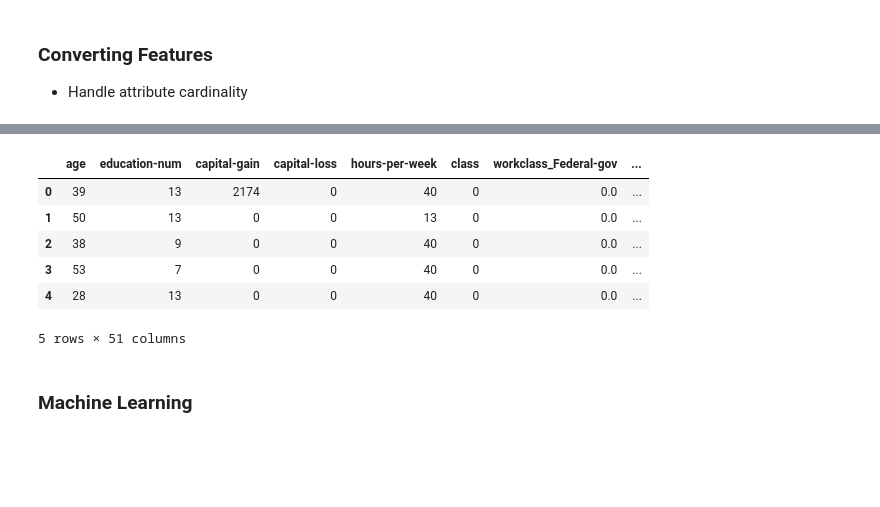
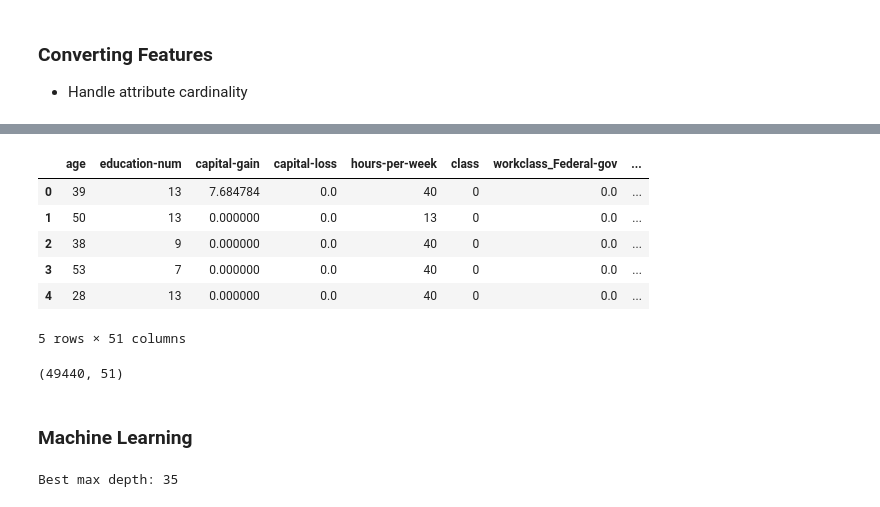
Before and after one commit to lbm98/data-mining, a Jupyter notebook: real/adult.ipynb, the cells around one changed output, grey strips where cells are left out. Cells and saved outputs as stored; diff of their text form; code cells hidden in the pictures; blank space fills up the shorter version.

```diff
--- a/real/adult.ipynb
+++ b/real/adult.ipynb
@@ -122,8 +152,10 @@ simple_imputer = SimpleImputer(strategy='most_frequent')
 df3['workclass'] = simple_imputer.fit_transform(df3[['workclass']])
 df3['native-country'] = simple_imputer.fit_transform(df3[['native-country']])
 
-freqs = df['occupation'].value_counts(normalize=True)
-missing = df['occupation'].isnull()
+np.random.seed(42)
+
+freqs = df3['occupation'].value_counts(normalize=True)
+missing = df3['occupation'].isnull()
 n_missing = missing.sum()
 fill_values = np.random.choice(freqs.index, size=n_missing, p=freqs.values)
 df3.loc[missing, 'occupation'] = fill_values
@@ -155,0 +198,10 @@ dtype: int64
+# %%
+df3['capital-gain'] = np.log(df3['capital-gain'] + 1)
+df3['capital-loss'] = np.log(df3['capital-loss'] + 1)
+
+# scaler = StandardScaler()
+# df3[['capital-gain', 'capital-loss']] = scaler.fit_transform(df3[['capital-gain', 'capital-loss']])
+
+fig, axes = plt.subplots(ncols=2, figsize=(10,3))
+sns.boxplot(df3, ax=axes[0], y='capital-gain')
+sns.boxplot(df3, ax=axes[1], y='capital-loss');
@@ -160,41 +235,45 @@ dtype: int64
 # %%
-categorical_cols = [
+max_categorical_cols = [
     'workclass',
     'marital-status',
     'occupation',
     'relationship',
     'race',
     'sex'
 ]
 
 lim_categorical_cols = [
     'native-country'
 ]
 
 df4 = df3.copy()
 
-encoder = OneHotEncoder(handle_unknown='error', sparse_output=False)
-encoded_cols = encoder.fit_transform(df4[categorical_cols])
-encoded_df = pd.DataFrame(encoded_cols, columns=encoder.get_feature_names_out(categorical_cols))
+encoder = OneHotEncoder(sparse_output=False)
+encoded_cols = encoder.fit_transform(df4[max_categorical_cols])
+encoded_df = pd.DataFrame(encoded_cols, columns=encoder.get_feature_names_out(max_categorical_cols))
 
-lim_encoder = OneHotEncoder(handle_unknown='error', sparse_output=False, max_categories=3)
+lim_encoder = OneHotEncoder(sparse_output=False, max_categories=3)
 lim_encoded_cols = lim_encoder.fit_transform(df4[lim_categorical_cols])
 lim_encoded_df = pd.DataFrame(lim_encoded_cols, columns=lim_encoder.get_feature_names_out(lim_categorical_cols))
 
-df4 = df4.drop(categorical_cols, axis=1)
+df4 = df4.drop(max_categorical_cols, axis=1)
 df4 = df4.drop(lim_categorical_cols, axis=1)
 
 df4 = pd.concat([df4, encoded_df, lim_encoded_df], axis=1)
 
 df4.head()
 # %% [output]
 |  | age | education-num | capital-gain | capital-loss | hours-per-week | class | workclass_Federal-gov | ... |
-| 0 | 39 | 13 | 2174 | 0 | 40 | 0 | 0.0 | ... |
-| 1 | 50 | 13 | 0 | 0 | 13 | 0 | 0.0 | ... |
-| 2 | 38 | 9 | 0 | 0 | 40 | 0 | 0.0 | ... |
-| 3 | 53 | 7 | 0 | 0 | 40 | 0 | 0.0 | ... |
-| 4 | 28 | 13 | 0 | 0 | 40 | 0 | 0.0 | ... |
+| 0 | 39 | 13 | 7.684784 | 0.0 | 40 | 0 | 0.0 | ... |
+| 1 | 50 | 13 | 0.000000 | 0.0 | 13 | 0 | 0.0 | ... |
+| 2 | 38 | 9 | 0.000000 | 0.0 | 40 | 0 | 0.0 | ... |
+| 3 | 53 | 7 | 0.000000 | 0.0 | 40 | 0 | 0.0 | ... |
+| 4 | 28 | 13 | 0.000000 | 0.0 | 40 | 0 | 0.0 | ... |
 5 rows × 51 columns
+# %%
+df4.shape
+# %% [output]
+(49440, 51)
 # %% [markdown]
 ### Machine Learning
 # %%
@@ -210,3 +289,20 @@ X_train, X_test, y_train, y_test = train_test_split(X,
                                                     y,
                                                     test_size=0.2,
                                                     random_state=42)
+# %%
+params = {'max_depth': [1, 2, 3, 4, 5, 6, 7, 8, 9, 10, 15, 20, 25, 30, 35, 40, 45, 50, 55, 60]}
+
+decision_tree = DecisionTreeClassifier()
+
+# Use grid search to find the best value for max_depth
+grid_search = GridSearchCV(estimator=decision_tree, param_grid=params, cv=5)
+grid_search.fit(X_train, y_train)
+
+# Get the best value for max_depth and use it to create the final model
+best_max_depth = grid_search.best_params_['max_depth']
+decision_tree = DecisionTreeClassifier(max_depth=best_max_depth)
+decision_tree.fit(X_train, y_train)
+
+print('Best max depth: {}'.format(best_max_depth))
+# %% [output]
+Best max depth: 35
```
Also changed, not shown: parts of 22 cells of this notebook, 4 other files.
